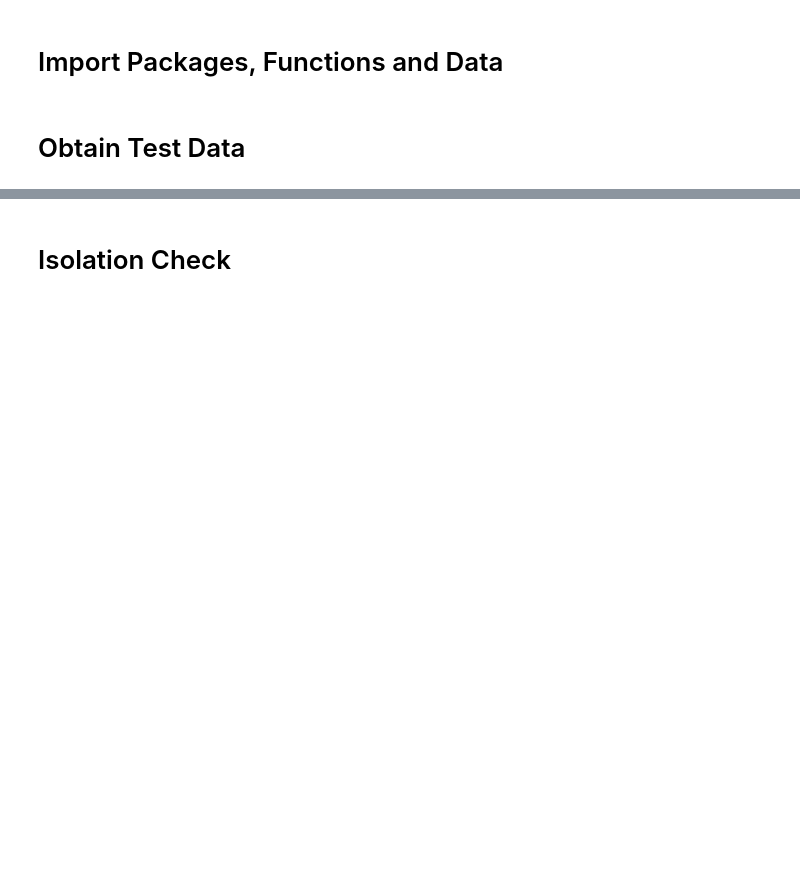
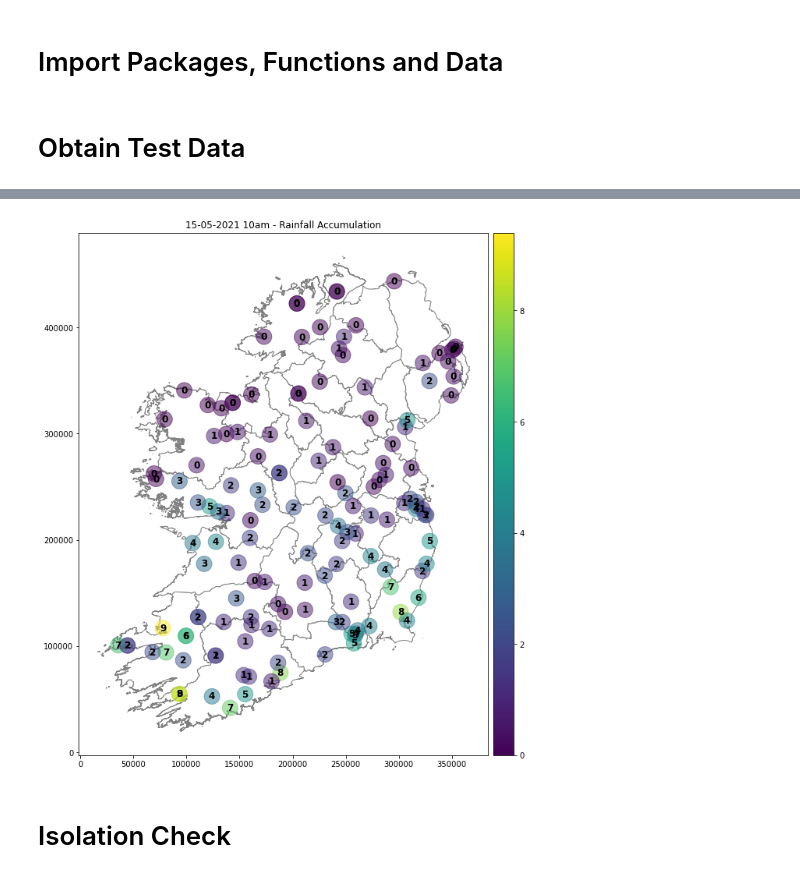
Before and after one commit to matt-nagle/Met-Eireann-QC, a Jupyter notebook: TITAN on WOW data.ipynb, the cells around one changed output, grey strips where cells are left out. Drawn from its saved outputs; the diff is of its cells as text; code cells hidden in the pictures; blank space fills up the shorter version.

```diff
--- a/TITAN on WOW data.ipynb
+++ b/TITAN on WOW data.ipynb
@@ -37,6 +45,8 @@ gdf_rain_wow, gdf_rain_official, gdf_rain_combined = isolate_data_of_interest(da
 # %%
-# plot_wow_data(gdf_of_interest = gdf_rain_combined, type_of_plot = "Rainfall Accumulation",
-#               buffer_val = 0, flags = None)
+plot_wow_data(gdf_of_interest = gdf_rain_combined, type_of_plot = "Rainfall Accumulation",
+              buffer_val = 0, flags = None)
+# %% [output]
+[figure, added]
 # %% [markdown]
 # Isolation Check
 # %%
```
Also changed, not shown: parts of 22 cells of this notebook, 1 other file.
